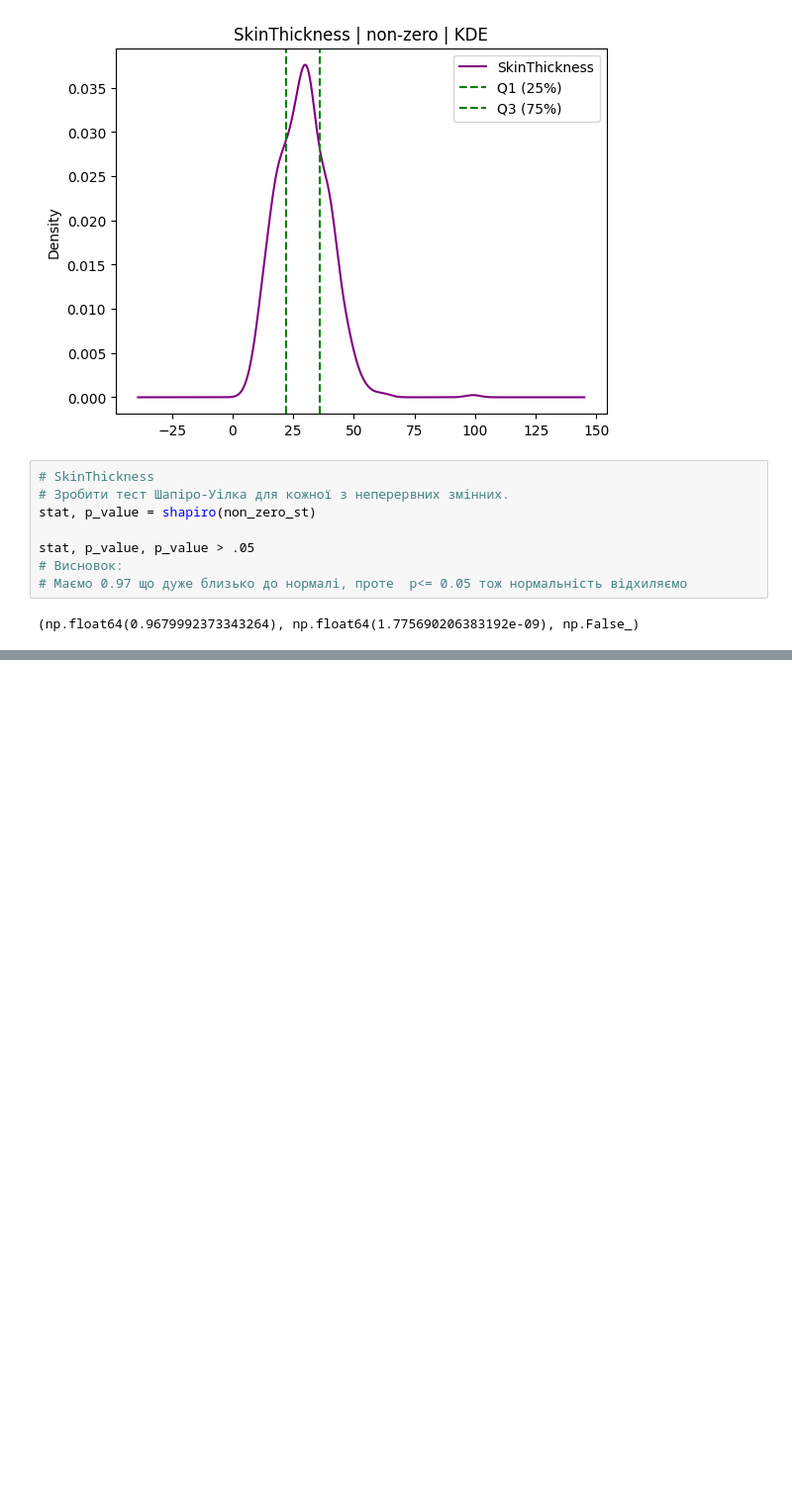
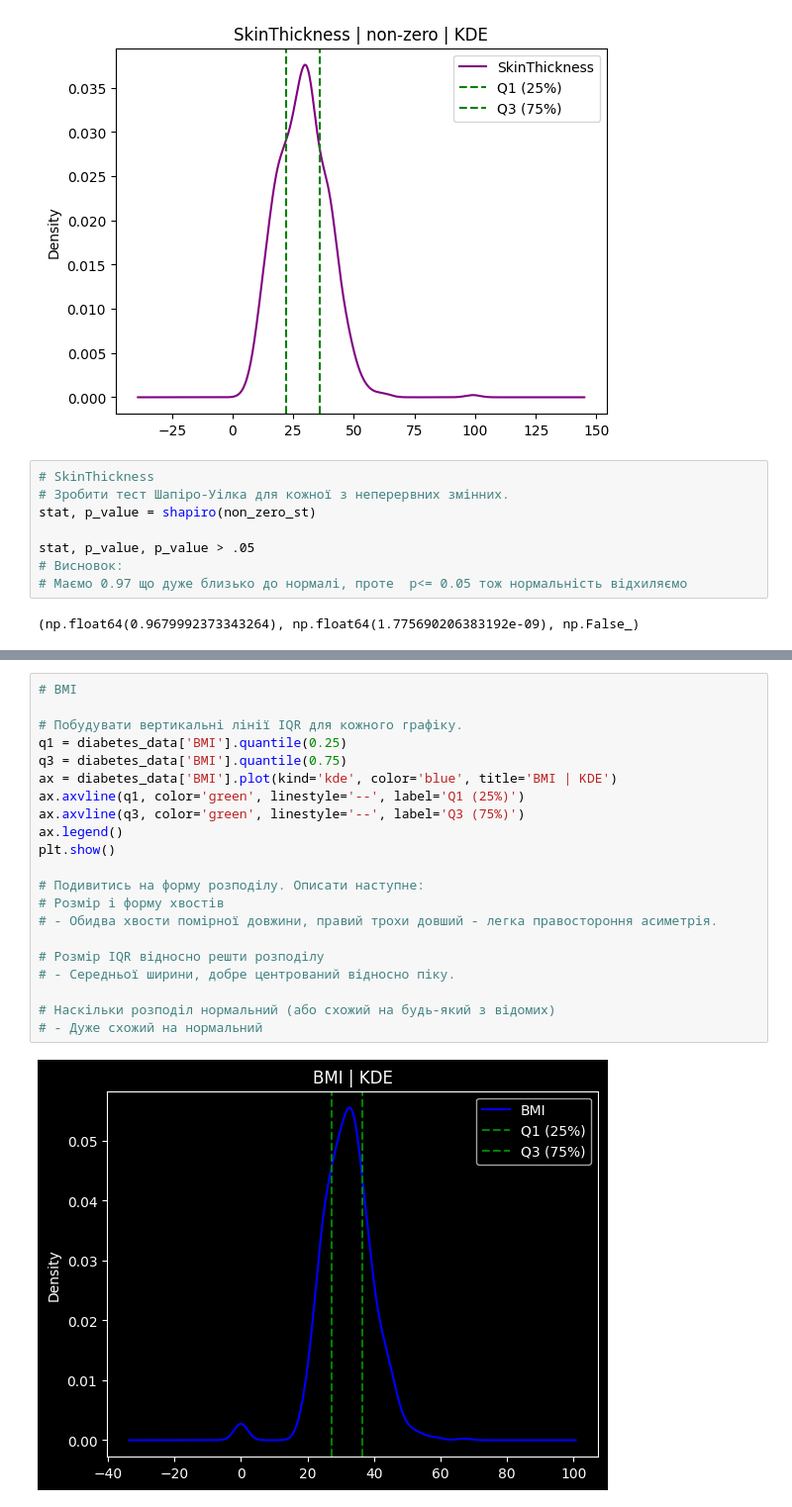
Before and after one commit to denys-ops/SET-DataAnalysis, a Jupyter notebook: hw/HW_2_Kondratiuk_Kosteniuk.ipynb, the cells around one changed output, grey strips where cells are left out. Shown: that part at 99% size. Saved outputs shown, nothing was run; the diff lists cells and outputs as text; blank space fills up the shorter version.

```diff
--- a/hw/HW_2_Kondratiuk_Kosteniuk.ipynb
+++ b/hw/HW_2_Kondratiuk_Kosteniuk.ipynb
@@ -215,0 +293,23 @@ stat, p_value, p_value > .05
+# %%
+# BMI
+
+# Побудувати вертикальні лінії IQR для кожного графіку.
+q1 = diabetes_data['BMI'].quantile(0.25)
+q3 = diabetes_data['BMI'].quantile(0.75)
+ax = diabetes_data['BMI'].plot(kind='kde', color='blue', title='BMI | KDE')
+ax.axvline(q1, color='green', linestyle='--', label='Q1 (25%)')
+ax.axvline(q3, color='green', linestyle='--', label='Q3 (75%)')
+ax.legend()
+plt.show()
+
+# Подивитись на форму розподілу. Описати наступне:
+# Розмір і форму хвостів
+# - Обидва хвости помірної довжини, правий трохи довший - легка правостороння асиметрія.
+
+# Розмір IQR відносно решти розподілу
+# - Середньої ширини, добре центрований відносно піку.
+
+# Наскільки розподіл нормальний (або схожий на будь-який з відомих)
+# - Дуже схожий на нормальний
+# %% [output]
+[figure, added]
```
Also changed, not shown: parts of 11 cells of this notebook, 2 other files.
